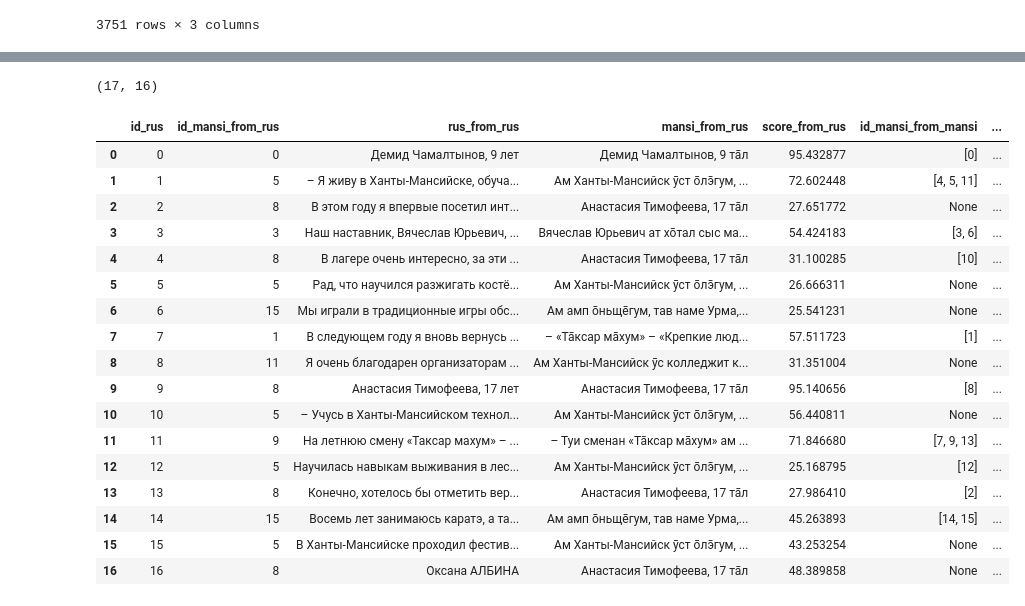
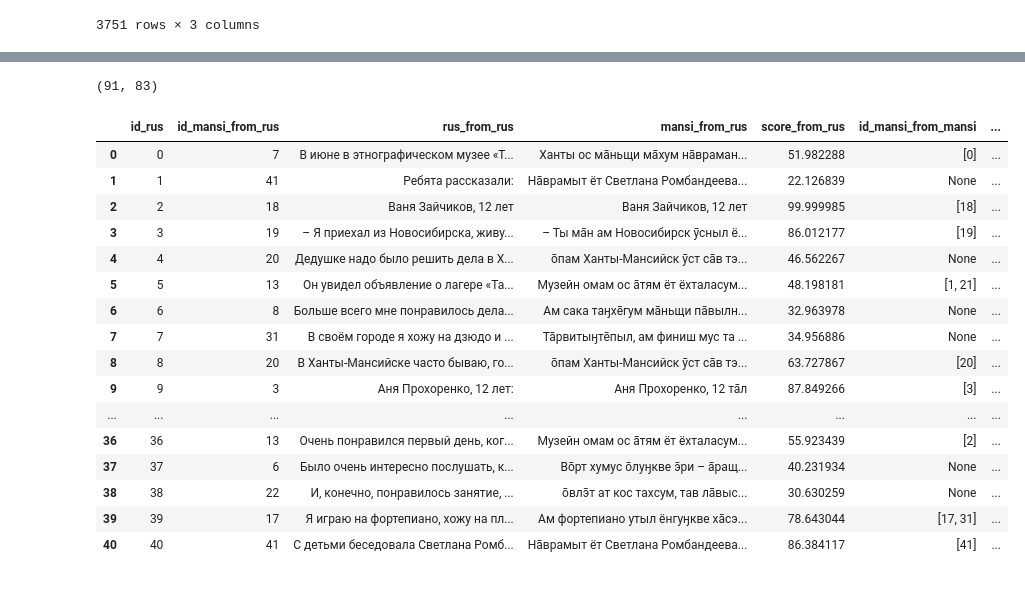
Before and after one commit to AkiRusProd/mansi-translator, a Jupyter notebook: data/align_sentences.ipynb, the cells around one changed output, grey strips where cells are left out. Cells and saved outputs as stored; diff of their text form; code cells hidden in the pictures.

Commit message:
Added parse data 44k

```diff
--- a/data/align_sentences.ipynb
+++ b/data/align_sentences.ipynb
@@ -38,5 +54,5 @@ TypeError: expected string or bytes-like object
 # %%
-model = SentenceTransformer('sentence-transformers/LaBSE', device='cuda')# ('sergeyzh/rubert-tiny-turbo')
+model = SentenceTransformer('C:/Users/Vladimir/PycharmProjects/perevod/models/checkpoint-39240', device='cuda')
 # %%
 df.source = df.source.apply(lambda x: [st(el) for el in x])
 df.target = df.target.apply(lambda x: [st(el) for el in x])
@@ -48,7 +64,3 @@ df.source = df.source.apply(lambda x: [el for el in x if len(el) > 0])
 # удаление пустых предложений
 df.target = df.target.apply(lambda x: [[c for c in el if len(c) > 0] for el in x])
 df.source = df.source.apply(lambda x: [[c for c in el if len(c) > 0] for el in x])
-# %%
-i = 4
-for par_mansi, par_rus in zip(df.target.loc[i], df.source.loc[i]):
-    print(par_mansi, '\nPEREVOD:\n', par_rus, end='\n---------------\n')
@@ -78,5 +67,9 @@ PEREVOD:
 # %%
-temp = df.loc[1:1]
+temp = df
+
+rus_mansi_all = []
+mansi_rus_all = []
+
 for _, row in tqdm(temp.iterrows(), total=len(temp)):
     mansi_sents = sum(row.target, [])
     rus_sents = sum(row.source, [])
@@ -116,7 +109,12 @@ for _, row in tqdm(temp.iterrows(), total=len(temp)):
         for i, idx in enumerate(mansi_to_rus_indices)
     ]
     mansi_to_rus = sorted(mansi_to_rus, key=lambda x: x['id_mansi'])
+
+
+
+    rus_mansi_all.append(deepcopy(rus_to_mansi))
+    mansi_rus_all.append(deepcopy(mansi_to_rus))
 # %%
 cos_sim.shape
 # %% [output]
-(17, 16)
+(91, 83)
@@ -123,54 +123,53 @@ cos_sim.shape
 # %%
 pd.merge(
-    pd.DataFrame(rus_to_mansi).rename(
+    pd.DataFrame(rus_mansi_all[0]).rename(
         columns={
             'rus': 'rus_from_rus',
             'mansi': 'mansi_from_rus',
             'id_mansi': 'id_mansi_from_rus',
             'score': 'score_from_rus'
         }
     ),
-    pd.DataFrame(mansi_to_rus).rename(
+    pd.DataFrame(mansi_rus_all[0]).rename(
         columns={
             'rus': 'rus_from_mansi',
             'mansi': 'mansi_from_mansi',
             'id_mansi': 'id_mansi_from_mansi',
             'score': 'score_from_mansi'
         }
     ),
     on='id_rus',
     how='left'
 ) \
     .groupby('id_rus', as_index=False) \
     .agg(
         id_rus=('id_rus', 'max'),
         # rus
         id_mansi_from_rus=('id_mansi_from_rus', 'max'),
         rus_from_rus=('rus_from_rus', 'max'),
         mansi_from_rus=('mansi_from_rus', 'max'),
         score_from_rus=('score_from_rus', 'max'),
         # mansi
         id_mansi_from_mansi=('id_mansi_from_mansi', lambda x: [int(el) for el in x if pd.notna(el)] if x.notna().sum() > 0 else None),
         rus_from_mansi=('rus_from_mansi', lambda x: [el for el in x if pd.notna(el)] if x.notna().sum() > 0 else None),
         mansi_from_mansi=('mansi_from_mansi', lambda x: [el for el in x if pd.notna(el)] if x.notna().sum() > 0 else None),
         score_from_mansi=('score_from_mansi', lambda x: [el for el in x if pd.notna(el)] if x.notna().sum() > 0 else None)
     )
 # %% [output]
 |  | id_rus | id_mansi_from_rus | rus_from_rus | mansi_from_rus | score_from_rus | id_mansi_from_mansi | ... |
-| 0 | 0 | 0 | Демид Чамалтынов, 9 лет | Демид Чамалтынов, 9 та̄л | 95.432877 | [0] | ... |
-| 1 | 1 | 5 | – Я живу в Ханты-Мансийске, обуча... | Ам Ханты-Мансийск ӯст о̄лэ̄гум, ... | 72.602448 | [4, 5, 11] | ... |
-| 2 | 2 | 8 | В этом году я впервые посетил инт... | Анастасия Тимофеева, 17 та̄л | 27.651772 | None | ... |
-| 3 | 3 | 3 | Наш наставник, Вячеслав Юрьевич, ... | Вячеслав Юрьевич ат хо̄тал сыс ма... | 54.424183 | [3, 6] | ... |
-| 4 | 4 | 8 | В лагере очень интересно, за эти ... | Анастасия Тимофеева, 17 та̄л | 31.100285 | [10] | ... |
-| 5 | 5 | 5 | Рад, что научился разжигать костё... | Ам Ханты-Мансийск ӯст о̄лэ̄гум, ... | 26.666311 | None | ... |
-| 6 | 6 | 15 | Мы играли в традиционные игры обс... | Ам амп о̄ньще̄гум, тав наме Урма,... | 25.541231 | None | ... |
-| 7 | 7 | 1 | В следующем году я вновь вернусь ... | – «Та̄ксар ма̄хум» – «Крепкие люд... | 57.511723 | [1] | ... |
-| 8 | 8 | 11 | Я очень благодарен организаторам ... | Ам Ханты-Мансийск ӯс колледжит к... | 31.351004 | None | ... |
-| 9 | 9 | 8 | Анастасия Тимофеева, 17 лет | Анастасия Тимофеева, 17 та̄л | 95.140656 | [8] | ... |
-| 10 | 10 | 5 | – Учусь в Ханты-Мансийском технол... | Ам Ханты-Мансийск ӯст о̄лэ̄гум, ... | 56.440811 | None | ... |
-| 11 | 11 | 9 | На летнюю смену «Таксар махум» – ... | – Туи сменан «Та̄ксар ма̄хум» ам ... | 71.846680 | [7, 9, 13] | ... |
-| 12 | 12 | 5 | Научилась навыкам выживания в лес... | Ам Ханты-Мансийск ӯст о̄лэ̄гум, ... | 25.168795 | [12] | ... |
-| 13 | 13 | 8 | Конечно, хотелось бы отметить вер... | Анастасия Тимофеева, 17 та̄л | 27.986410 | [2] | ... |
-| 14 | 14 | 15 | Восемь лет занимаюсь каратэ, а та... | Ам амп о̄ньще̄гум, тав наме Урма,... | 45.263893 | [14, 15] | ... |
-| 15 | 15 | 5 | В Ханты-Мансийске проходил фестив... | Ам Ханты-Мансийск ӯст о̄лэ̄гум, ... | 43.253254 | None | ... |
-| 16 | 16 | 8 | Оксана АЛБИНА | Анастасия Тимофеева, 17 та̄л | 48.389858 | None | ... |
+| 0 | 0 | 7 | В июне в этнографическом музее «Т... | Ханты ос ма̄ньщи ма̄хум на̄враман... | 51.982288 | [0] | ... |
+| 1 | 1 | 41 | Ребята рассказали: | На̄врамыт ёт Светлана Ромбандеева... | 22.126839 | None | ... |
+| 2 | 2 | 18 | Ваня Зайчиков, 12 лет | Ваня Зайчиков, 12 лет | 99.999985 | [18] | ... |
+| 3 | 3 | 19 | – Я приехал из Новосибирска, живу... | – Ты ма̄н ам Новосибирск ӯсныл ё... | 86.012177 | [19] | ... |
+| 4 | 4 | 20 | Дедушке надо было решить дела в Х... | о̄пам Ханты-Мансийск ӯст са̄в тэ... | 46.562267 | None | ... |
+| 5 | 5 | 13 | Он увидел объявление о лагере «Та... | Музейн омам ос а̄тям ёт ёхталасум... | 48.198181 | [1, 21] | ... |
+| 6 | 6 | 8 | Больше всего мне понравилось дела... | Ам сака таӈхе̄гум ма̄ньщи па̄вылн... | 32.963978 | None | ... |
+| 7 | 7 | 31 | В своём городе я хожу на дзюдо и ... | Та̄рвитыӈте̄пыл, ам финиш мус та ... | 34.956886 | None | ... |
+| 8 | 8 | 20 | В Ханты-Мансийске часто бываю, го... | о̄пам Ханты-Мансийск ӯст са̄в тэ... | 63.727867 | [20] | ... |
+| 9 | 9 | 3 | Аня Прохоренко, 12 лет: | Аня Прохоренко, 12 та̄л | 87.849266 | [3] | ... |
+| ... | ... | ... | ... | ... | ... | ... | ... |
+| 36 | 36 | 13 | Очень понравился первый день, ког... | Музейн омам ос а̄тям ёт ёхталасум... | 55.923439 | [2] | ... |
+| 37 | 37 | 6 | Было очень интересно послушать, к... | Во̄рт хумус о̄луӈкве э̄ри – а̄ращ... | 40.231934 | None | ... |
+| 38 | 38 | 22 | И, конечно, понравилось занятие, ... | о̄влэ̄т ат кос тахсум, тав ла̄выс... | 30.630259 | None | ... |
+| 39 | 39 | 17 | Я играю на фортепиано, хожу на пл... | Ам фортепиано утыл ёнгуӈкве ха̄сэ... | 78.643044 | [17, 31] | ... |
+| 40 | 40 | 41 | С детьми беседовала Светлана Ромб... | На̄врамыт ёт Светлана Ромбандеева... | 86.384117 | [41] | ... |
```
Also changed, not shown: parts of 11 cells of this notebook, 1 other file.
